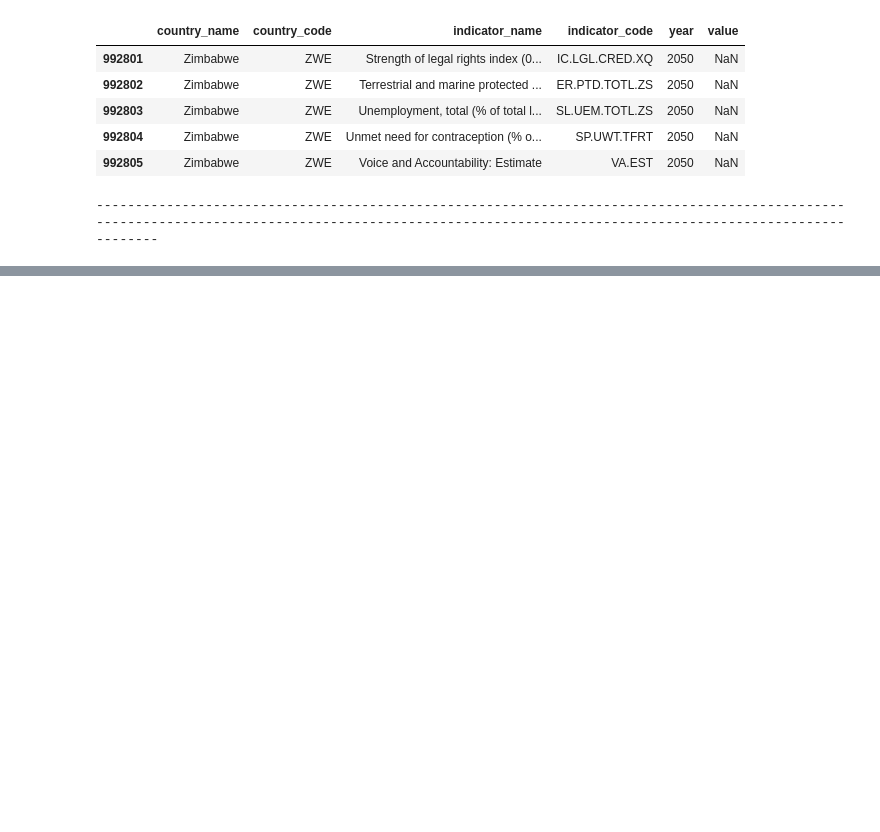
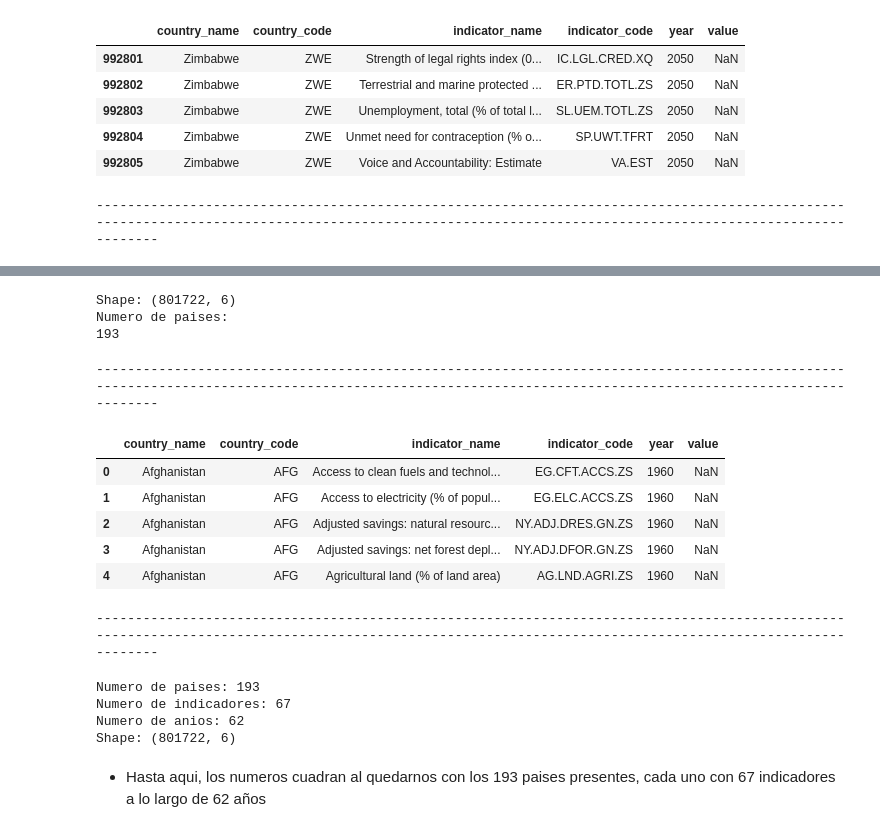
Before and after one commit to MauricioVazquezM/Data_Visualization_Course_Project, a Jupyter notebook: 2. ADVANCED DATA VISUALIZATIONS/Auxiliar Notebook.ipynb, the cells around one changed output, grey strips where cells are left out. Drawn from its saved outputs; the diff is of its cells as text; code cells hidden in the pictures; blank space fills up the shorter version.

```diff
--- a/2. ADVANCED DATA VISUALIZATIONS/Auxiliar Notebook.ipynb
+++ b/2. ADVANCED DATA VISUALIZATIONS/Auxiliar Notebook.ipynb
@@ -107,0 +144,67 @@ Tail
+# %%
+# Quitando zonas geograficas
+non_countries = ['Arab World', 'Caribbean small states',
+       'Central Europe and the Baltics', 'Early-demographic dividend',
+       'East Asia & Pacific',
+       'East Asia & Pacific (excluding high income)',
+       'East Asia & Pacific (IDA & IBRD)', 'Euro area',
+       'Europe & Central Asia',
+       'Europe & Central Asia (excluding high income)',
+       'Europe & Central Asia (IDA & IBRD)', 'European Union',
+       'Fragile and conflict affected situations',
+       'Heavily indebted poor countries (HIPC)', 'High income',
+       'IBRD only', 'IDA & IBRD total', 'IDA blend', 'IDA only',
+       'IDA total', 'Late-demographic dividend',
+       'Latin America & Caribbean',
+       'Latin America & Caribbean (excluding high income)',
+       'Latin America & Caribbean (IDA & IBRD)',
+       'Least developed countries: UN classification',
+       'Low & middle income', 'Low income', 'Lower middle income',
+       'Middle East & North Africa',
+       'Middle East & North Africa (excluding high income)',
+       'Middle East & North Africa (IDA & IBRD)', 'Middle income',
+       'North America', 'OECD members', 'Other small states',
+       'Pacific island small states', 'Post-demographic dividend',
+       'Pre-demographic dividend', 'Small states', 'South Asia',
+       'South Asia (IDA & IBRD)', 'Sub-Saharan Africa',
+       'Sub-Saharan Africa (excluding high income)',
+       'Sub-Saharan Africa (IDA & IBRD)', 'Upper middle income', 'World',
+      ]
+
+# Solo paises
+data_countries_only = data_transformed[~data_transformed['country_name'].isin(non_countries)].reset_index(drop=True)
+
+# Vista rápida
+print(f"Shape: {data_countries_only.shape}")
+print(f"Numero de paises:\n{data_countries_only['country_name'].nunique()}")
+# %% [output]
+Shape: (801722, 6)
+Numero de paises:
+193
+# %%
+# Revision del dataframe resultante
+print('-'*200)
+display(data_countries_only.head(5))
+print('-'*200)
+# %% [output]
+--------------------------------------------------------------------------------------------------------------------------------------------------------------------------------------------------------
+|  | country_name | country_code | indicator_name | indicator_code | year | value |
+| 0 | Afghanistan | AFG | Access to clean fuels and technol... | EG.CFT.ACCS.ZS | 1960 | NaN |
+| 1 | Afghanistan | AFG | Access to electricity (% of popul... | EG.ELC.ACCS.ZS | 1960 | NaN |
+| 2 | Afghanistan | AFG | Adjusted savings: natural resourc... | NY.ADJ.DRES.GN.ZS | 1960 | NaN |
+| 3 | Afghanistan | AFG | Adjusted savings: net forest depl... | NY.ADJ.DFOR.GN.ZS | 1960 | NaN |
+| 4 | Afghanistan | AFG | Agricultural land (% of land area) | AG.LND.AGRI.ZS | 1960 | NaN |
+--------------------------------------------------------------------------------------------------------------------------------------------------------------------------------------------------------
+# %%
+# Revision
+print(f'Numero de paises: {data_countries_only["country_name"].nunique()}')
+print(f'Numero de indicadores: {data_countries_only["indicator_name"].nunique()}')
+print(f'Numero de anios: {data_countries_only["year"].nunique()}')
+print(f'Shape: {data_countries_only.shape}')
+# %% [output]
+Numero de paises: 193
+Numero de indicadores: 67
+Numero de anios: 62
+Shape: (801722, 6)
+# %% [markdown]
+- Hasta aqui, los numeros cuadran al quedarnos con los 193 paises presentes, cada uno con 67 indicadores a lo largo de 62 años
```
Also changed, not shown: parts of 5 cells of this notebook.
